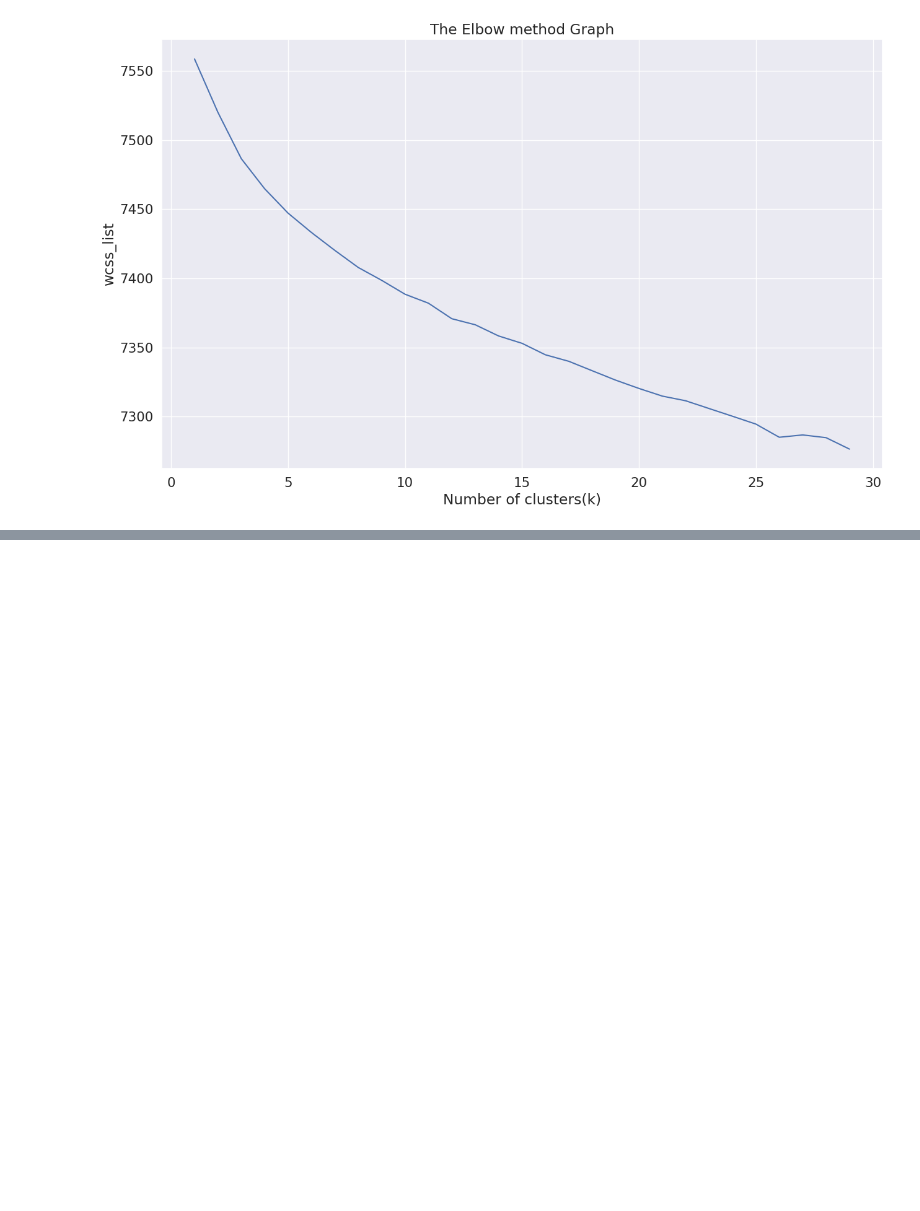
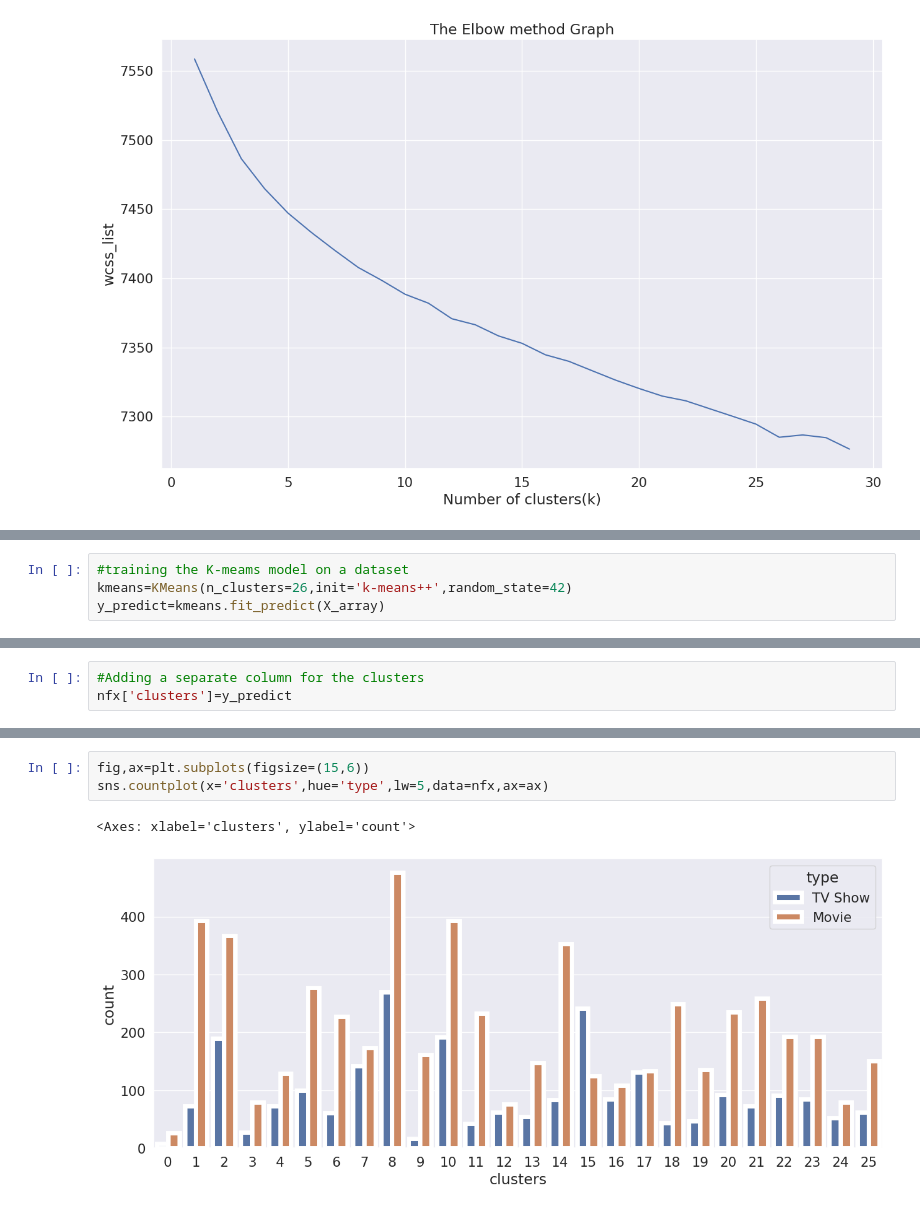
Before and after one commit to ambika1us/NETFLIX-MOVIES-AND-TV-SHOWS-CLUSTERING, a Jupyter notebook: Capstone_Project_Unsupervised_Learning.ipynb, the cells around one changed output, grey strips where cells are left out. Saved outputs shown, nothing was run; the diff lists cells and outputs as text; blank space fills up the shorter version.

```diff
--- a/Capstone_Project_Unsupervised_Learning.ipynb
+++ b/Capstone_Project_Unsupervised_Learning.ipynb
@@ -1035,0 +1074,4 @@ plt.show()
+# %%
+#training the K-meams model on a dataset
+kmeans=KMeans(n_clusters=26,init='k-means++',random_state=42)
+y_predict=kmeans.fit_predict(X_array)
@@ -1035,0 +1092,3 @@ plt.show()
+# %%
+#Adding a separate column for the clusters
+nfx['clusters']=y_predict
@@ -1035,0 +1115,6 @@ plt.show()
+# %%
+fig,ax=plt.subplots(figsize=(15,6))
+sns.countplot(x='clusters',hue='type',lw=5,data=nfx,ax=ax)
+# %% [output]
+<Axes: xlabel='clusters', ylabel='count'>
+[figure, added]
```
Also changed, not shown: parts of 17 cells of this notebook.
